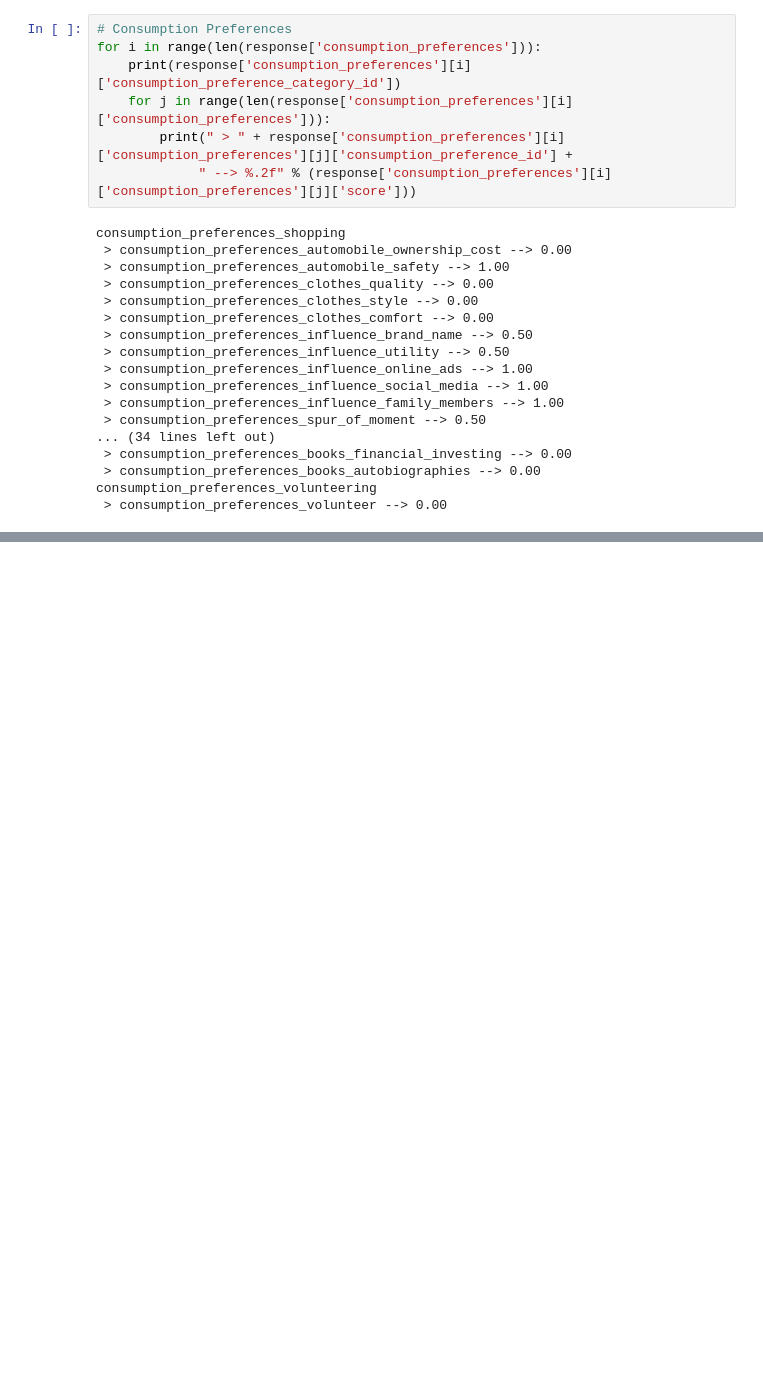
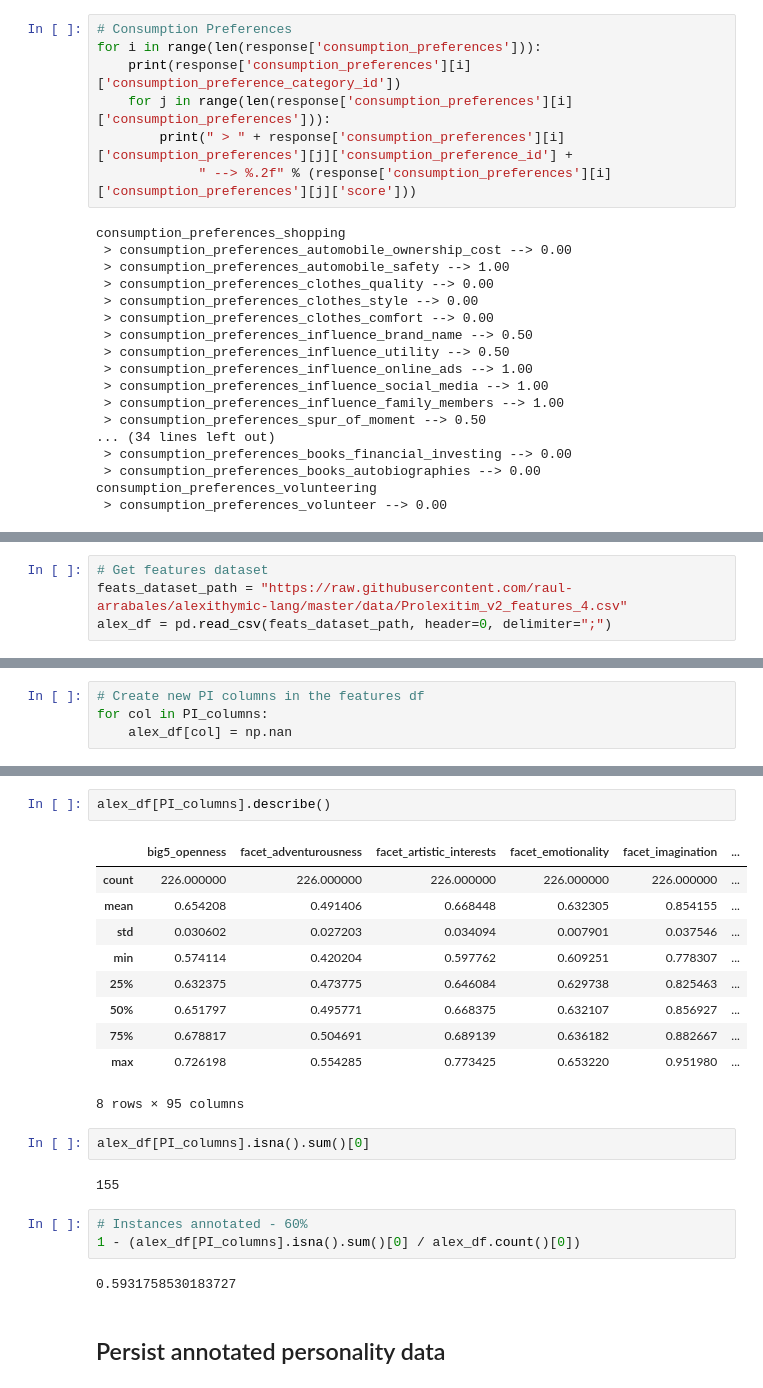
Before and after one commit to raul-arrabales/alexithymic-lang, a Jupyter notebook: nlp/5_Personality.ipynb, the cells around one changed output, grey strips where cells are left out. Saved outputs shown, nothing was run; the diff lists cells and outputs as text; blank space fills up the shorter version.

Commit message:
Personality features added

```diff
--- a/nlp/5_Personality.ipynb
+++ b/nlp/5_Personality.ipynb
@@ -307,0 +312,4 @@ consumption_preferences_volunteering
+# %%
+# Get features dataset
+feats_dataset_path = "https://raw.githubusercontent.com/raul-arrabales/alexithymic-lang/master/data/Prolexitim_v2_features_4.csv"
+alex_df = pd.read_csv(feats_dataset_path, header=0, delimiter=";")
@@ -307,0 +446,4 @@ consumption_preferences_volunteering
+# %%
+# Create new PI columns in the features df
+for col in PI_columns:
+    alex_df[col] = np.nan
@@ -307,0 +513,24 @@ consumption_preferences_volunteering
+# %%
+alex_df[PI_columns].describe()
+# %% [output]
+|  | big5_openness | facet_adventurousness | facet_artistic_interests | facet_emotionality | facet_imagination | ... |
+| count | 226.000000 | 226.000000 | 226.000000 | 226.000000 | 226.000000 | ... |
+| mean | 0.654208 | 0.491406 | 0.668448 | 0.632305 | 0.854155 | ... |
+| std | 0.030602 | 0.027203 | 0.034094 | 0.007901 | 0.037546 | ... |
+| min | 0.574114 | 0.420204 | 0.597762 | 0.609251 | 0.778307 | ... |
+| 25% | 0.632375 | 0.473775 | 0.646084 | 0.629738 | 0.825463 | ... |
+| 50% | 0.651797 | 0.495771 | 0.668375 | 0.632107 | 0.856927 | ... |
+| 75% | 0.678817 | 0.504691 | 0.689139 | 0.636182 | 0.882667 | ... |
+| max | 0.726198 | 0.554285 | 0.773425 | 0.653220 | 0.951980 | ... |
+8 rows × 95 columns
+# %%
+alex_df[PI_columns].isna().sum()[0]
+# %% [output]
+155
+# %%
+# Instances annotated - 60%
+1 - (alex_df[PI_columns].isna().sum()[0] / alex_df.count()[0])
+# %% [output]
+0.5931758530183727
+# %% [markdown]
+## Persist annotated personality data
```
Also changed, not shown: parts of 19 cells of this notebook.
